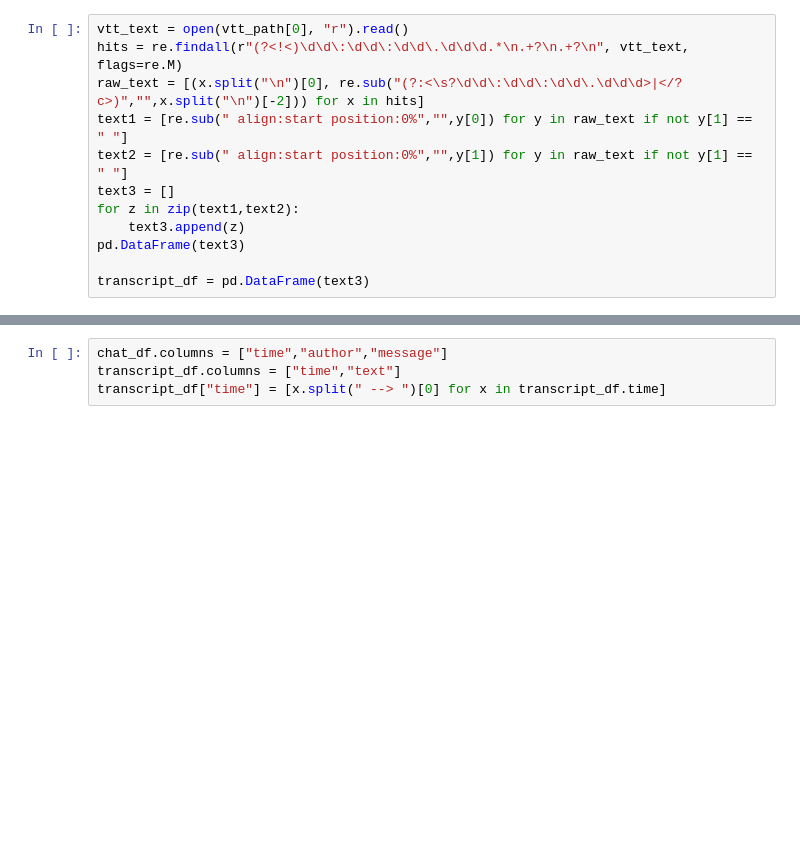
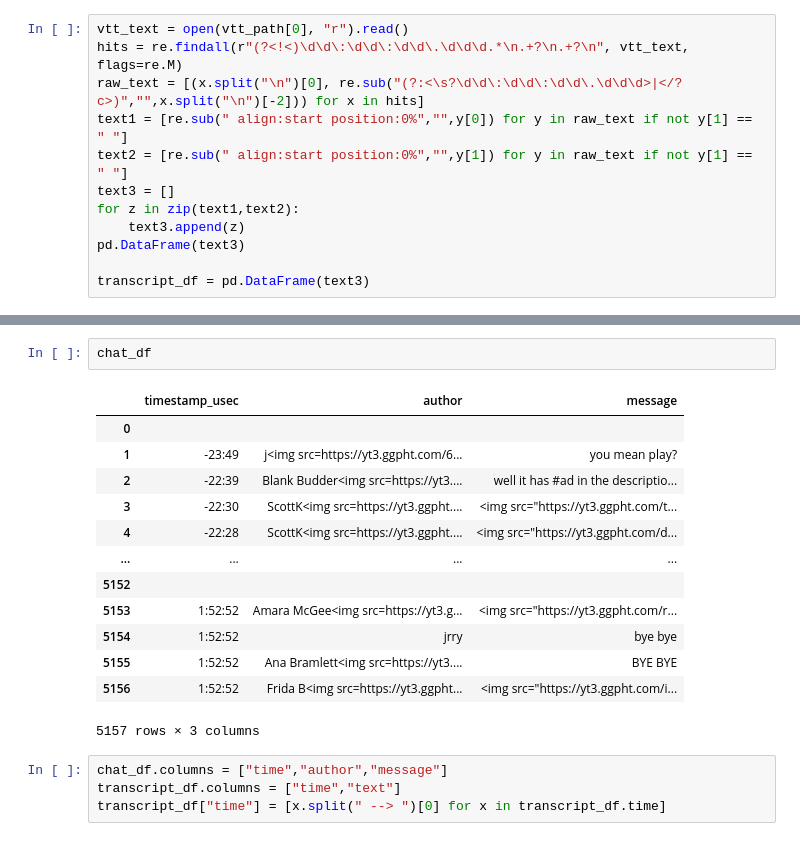
Before and after one commit to stcoats/VoD_toolkit, a Jupyter notebook: VoD_toolkit_v1.ipynb, the cells around one changed output, grey strips where cells are left out. Cells and saved outputs as stored; diff of their text form; blank space fills up the shorter version.

```diff
--- a/VoD_toolkit_v1.ipynb
+++ b/VoD_toolkit_v1.ipynb
@@ -129,3 +349,19 @@ chat_df = pd.DataFrame(extract_content(json_data))
+# %%
+chat_df
+# %% [output]
+|  | timestamp_usec | author | message |
+| 0 |  |  |  |
+| 1 | -23:49 | j<img src=https://yt3.ggpht.com/6... | you mean play? |
+| 2 | -22:39 | Blank Budder<img src=https://yt3.... | well it has #ad in the descriptio... |
+| 3 | -22:30 | ScottK<img src=https://yt3.ggpht.... | <img src="https://yt3.ggpht.com/t... |
+| 4 | -22:28 | ScottK<img src=https://yt3.ggpht.... | <img src="https://yt3.ggpht.com/d... |
+| ... | ... | ... | ... |
+| 5152 |  |  |  |
+| 5153 | 1:52:52 | Amara McGee<img src=https://yt3.g... | <img src="https://yt3.ggpht.com/r... |
+| 5154 | 1:52:52 | jrry | bye bye |
+| 5155 | 1:52:52 | Ana Bramlett<img src=https://yt3.... | BYE BYE |
+| 5156 | 1:52:52 | Frida B<img src=https://yt3.ggpht... | <img src="https://yt3.ggpht.com/i... |
+5157 rows × 3 columns
 # %%
 chat_df.columns = ["time","author","message"]
 transcript_df.columns = ["time","text"]
```
Also changed, not shown: parts of 23 cells of this notebook.
